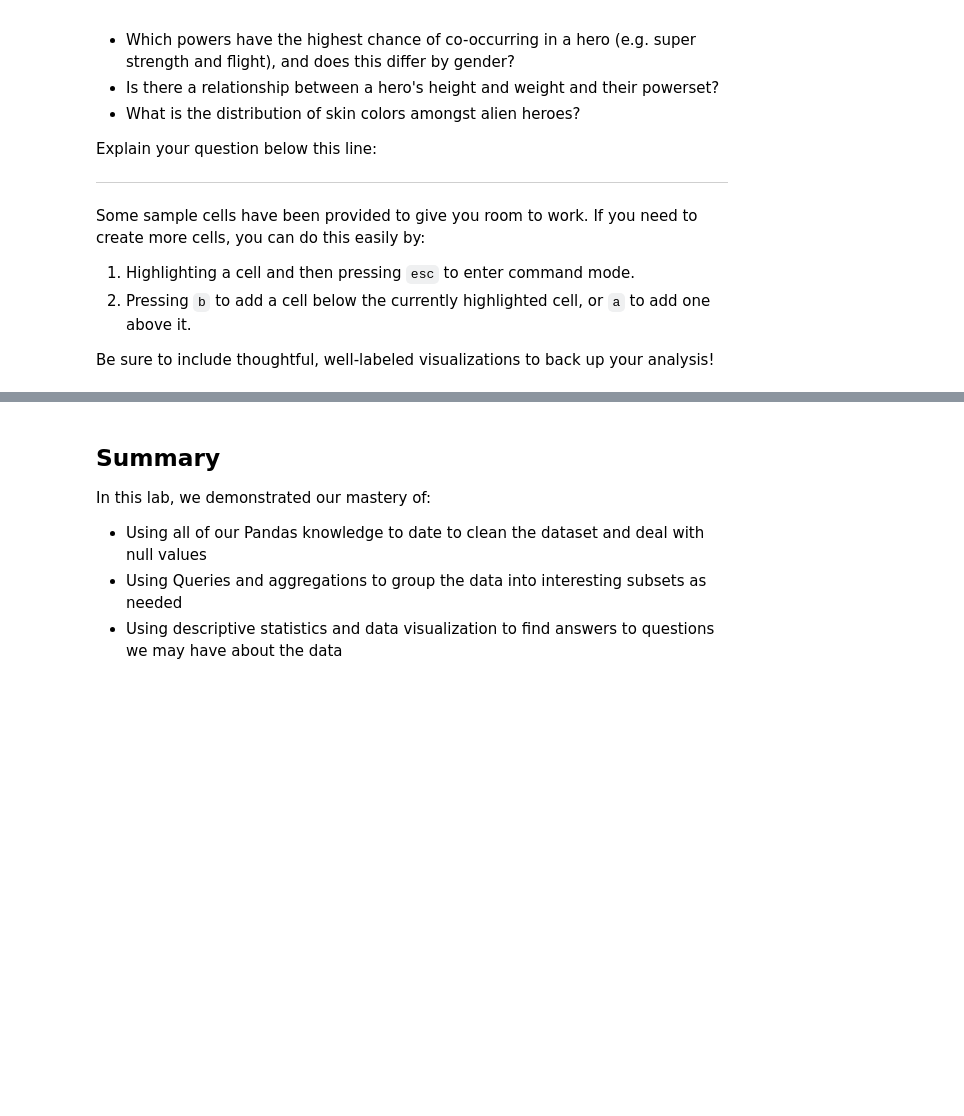
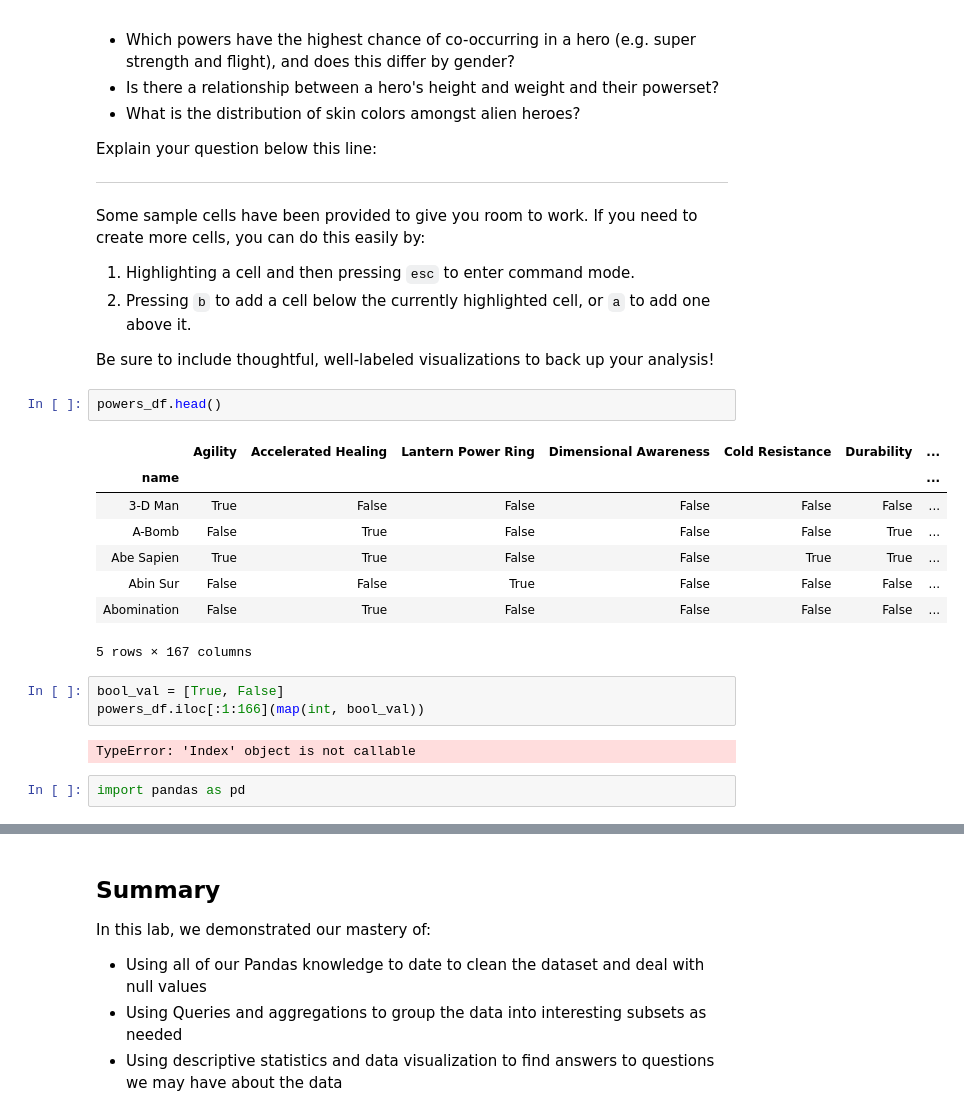
Before and after one commit to andiosika/dsc-data-cleaning-project-online-ds-pt-100719, a Jupyter notebook: index.ipynb, the cells around one changed output, grey strips where cells are left out. Cells and saved outputs as stored; diff of their text form; blank space fills up the shorter version.

```diff
--- a/index.ipynb
+++ b/index.ipynb
@@ -417,3 +439,21 @@ Some sample cells have been provided to give you room to work. If you need to cr
 1. Pressing `b` to add a cell below the currently highlighted cell, or `a` to add one above it.
 
 Be sure to include thoughtful, well-labeled visualizations to back up your analysis!
+# %%
+powers_df.head()
+# %% [output]
+|  | Agility | Accelerated Healing | Lantern Power Ring | Dimensional Awareness | Cold Resistance | Durability | ... |
+| name |  |  |  |  |  |  | ... |
+| 3-D Man | True | False | False | False | False | False | ... |
+| A-Bomb | False | True | False | False | False | True | ... |
+| Abe Sapien | True | True | False | False | True | True | ... |
+| Abin Sur | False | False | True | False | False | False | ... |
+| Abomination | False | True | False | False | False | False | ... |
+5 rows × 167 columns
+# %%
+bool_val = [True, False]
+powers_df.iloc[:1:166](map(int, bool_val))
+# %% [output]
+TypeError: 'Index' object is not callable
+# %%
+import pandas as pd
```
Also changed, not shown: parts of 14 cells of this notebook.
